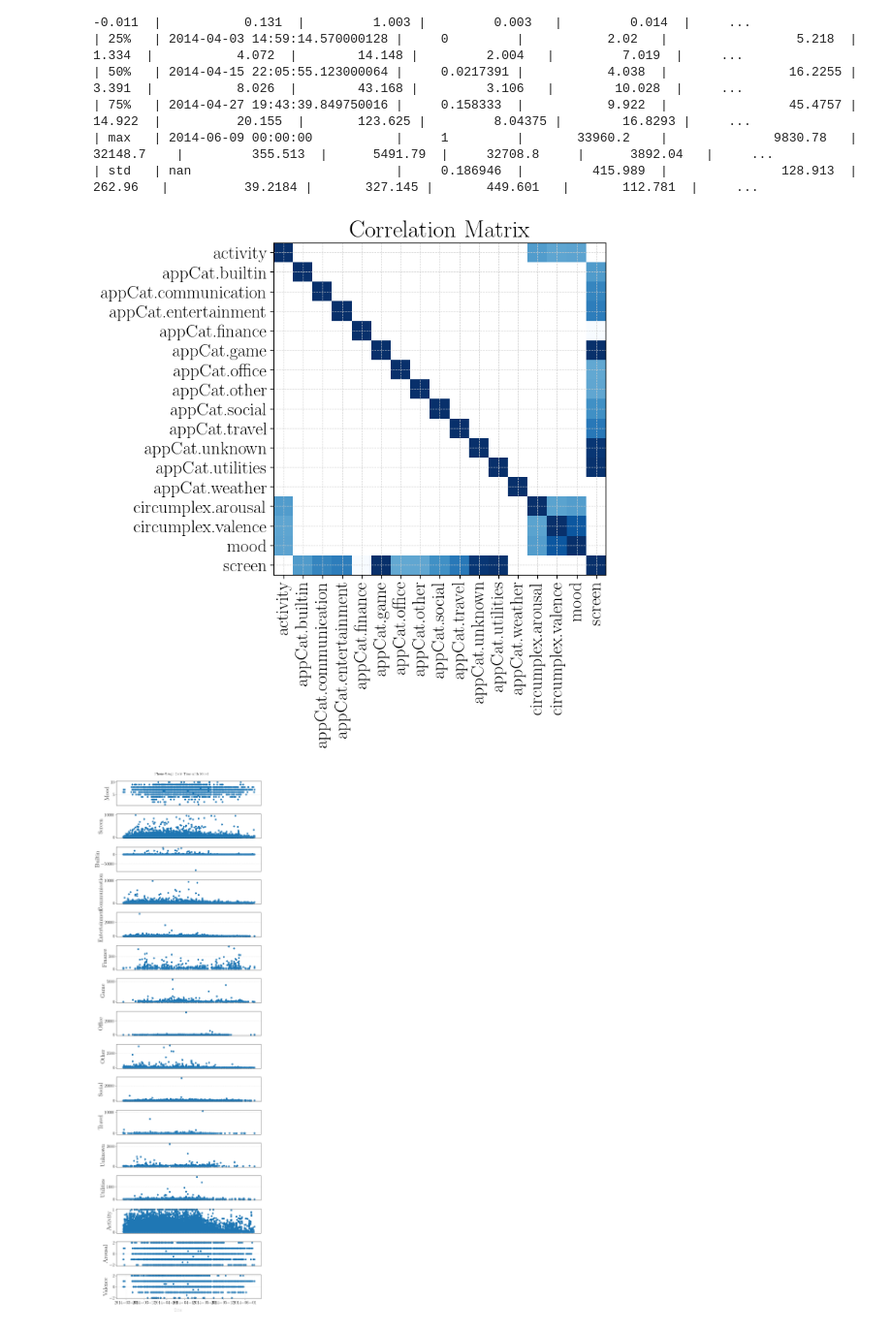
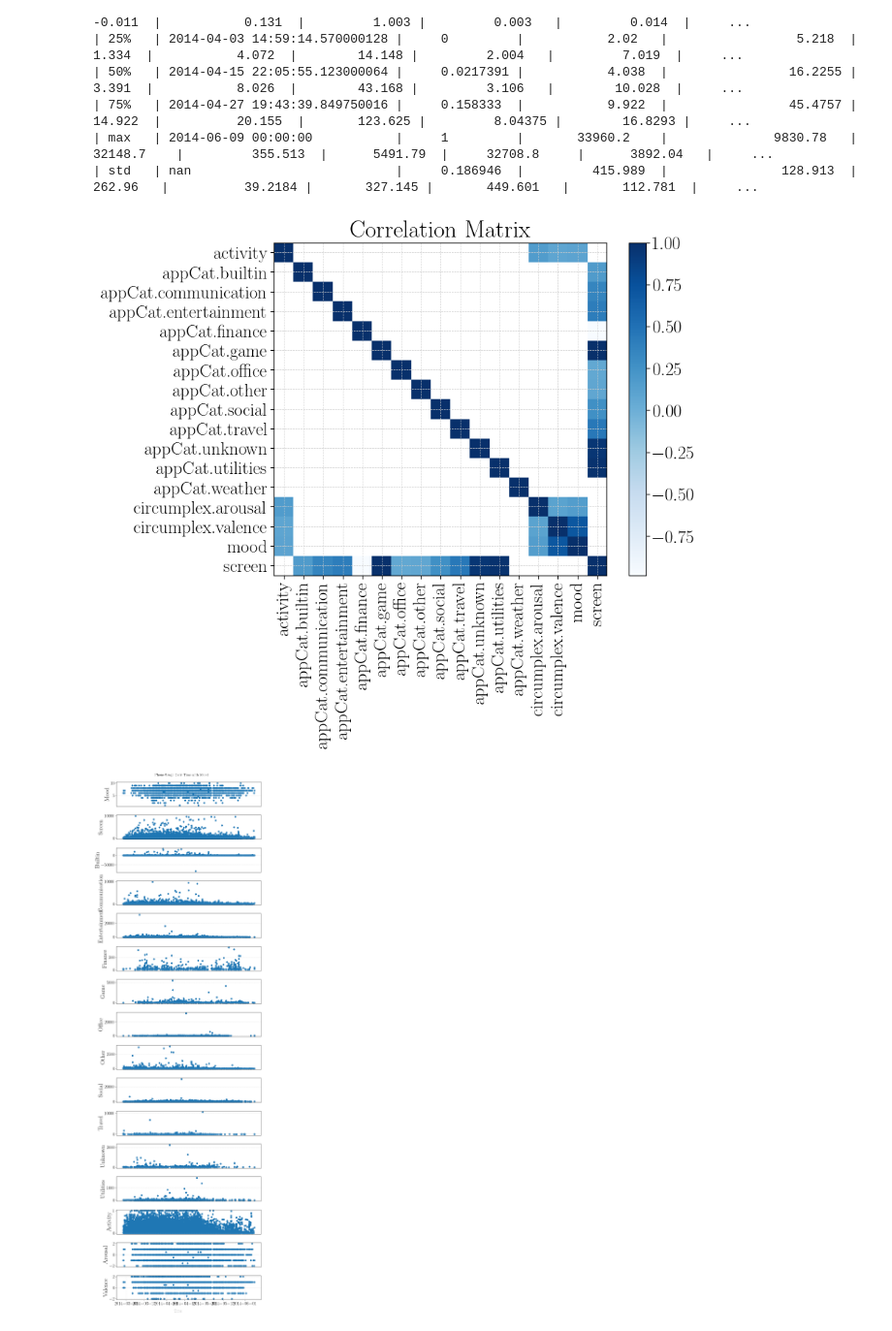
Before and after one commit to AmirSahrani/DMT_Assignments, a Jupyter notebook: notebooks/visualize.ipynb, the cells around one changed output. Shown at 97% size. Drawn from its saved outputs; the diff is of its cells as text; code cells hidden in the pictures.

```diff
--- a/notebooks/visualize.ipynb
+++ b/notebooks/visualize.ipynb
@@ -58,17 +58,20 @@ print(data.describe().to_markdown())
 # %%
 #First Plot: Correlation matrix to identify collinearity - MISSING VALUES
 
 num_grouped = data.select_dtypes(include=[np.number])
 # Drop call and sms variables
 num_grouped = num_grouped.drop(columns=['call', 'sms'])
 corr = num_grouped.corr()
 plt.imshow(corr, cmap='Blues', interpolation='nearest')
 plt.xticks(range(len(corr.columns)), corr.columns, rotation=90)
 plt.yticks(range(len(corr.columns)), corr.columns)
 plt.title("Correlation Matrix")
+plt.colorbar()
+
+plt.savefig("../figures/correlation_matrix.png")
 plt.show()
 # %% [output]
-[figure, old version]
+[figure, new version]
 # %%
 #Second Plot: Stacked plots over time without interpolation
 
```
Also changed, not shown: parts of 3 cells of this notebook, 19 other files.
